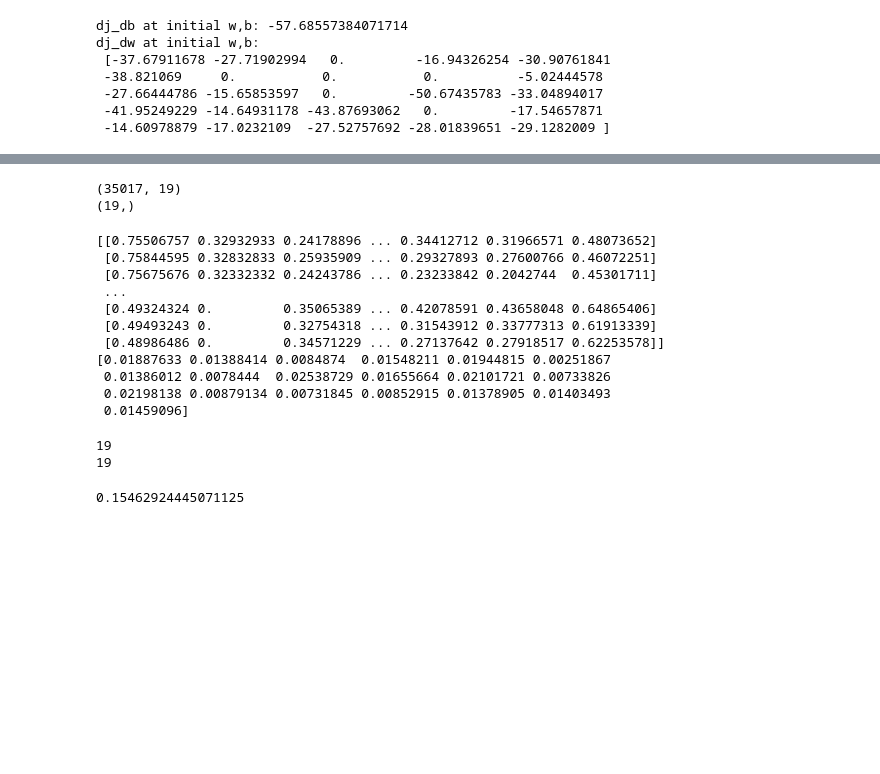
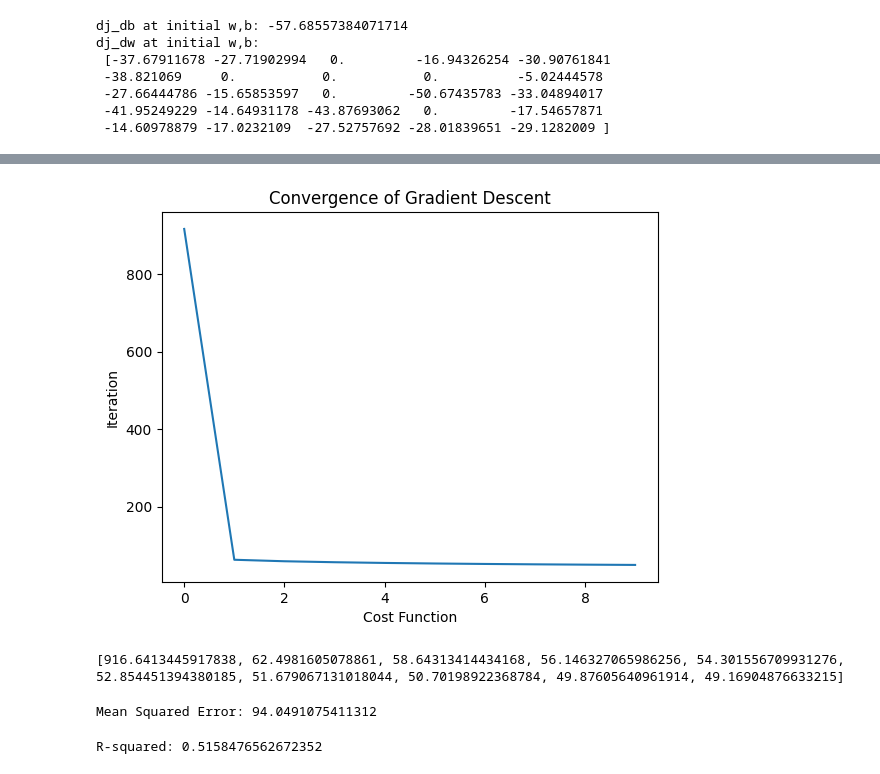
Before and after one commit to Aniketp705/Linear-Regression-project, a Jupyter notebook: Price_Prediction.ipynb, the cells around one changed output, grey strips where cells are left out. Drawn from its saved outputs; the diff is of its cells as text; code cells hidden in the pictures; blank space fills up the shorter version.

```diff
--- a/Price_Prediction.ipynb
+++ b/Price_Prediction.ipynb
@@ -341,14 +350,16 @@ def gradient_descent(x, y, w_in, b_in, cost_function, gradient_function, alpha,
         if i < 100000:
             cost = cost_function(x, y, w, b)
             if i % math.ceil(num_iters / 10) == 0:
-                print(f'Iteration {i:4d}: Cost {float(cost):8.2f}   ')
+              J_history.append(cost)
+              w_history.append(w)
+              print(f'Iteration {i:4d}: Cost {float(cost):8.2f}   ')
     return w, b, J_history, w_history
 # %%
 initial_w = np.zeros(x.shape[1])
 initial_b = 0.
 
-iterations = 1000
-alpha = 5.0e-7
+iterations = 2000
+alpha = 0.5e-1
 
 w, b, J_history, w_history = gradient_descent(x_train, y_train, initial_w, initial_b, compute_cost, compute_gradient, alpha, iterations)
 print(f"w,b found by gradient descent: {w}, {b}")
@@ -397,27 +381,0 @@ x_filtered = np.delete(x, zero_weight_indices, axis=1)
-# %%
-print(x_filtered.shape)
-print(w_filtered.shape)
-# %% [output]
-(35017, 19)
-(19,)
-# %%
-print(x_filtered)
-print(w_filtered)
-# %% [output]
-[[0.75506757 0.32932933 0.24178896 ... 0.34412712 0.31966571 0.48073652]
- [0.75844595 0.32832833 0.25935909 ... 0.29327893 0.27600766 0.46072251]
- [0.75675676 0.32332332 0.24243786 ... 0.23233842 0.2042744  0.45301711]
- ...
- [0.49324324 0.         0.35065389 ... 0.42078591 0.43658048 0.64865406]
- [0.49493243 0.         0.32754318 ... 0.31543912 0.33777313 0.61913339]
- [0.48986486 0.         0.34571229 ... 0.27137642 0.27918517 0.62253578]]
-[0.01887633 0.01388414 0.0084874  0.01548211 0.01944815 0.00251867
- 0.01386012 0.0078444  0.02538729 0.01655664 0.02101721 0.00733826
- 0.02198138 0.00879134 0.00731845 0.00852915 0.01378905 0.01403493
- 0.01459096]
-# %%
-print(len(x_filtered[0]))
-print(len(w_filtered))
-# %% [output]
-19
-19
@@ -427,5 +382,14 @@ predicted_prices = np.dot(x_filtered, w_filtered) + b
-# %%
-predict1 = np.dot(x_filtered[0], w_filtered) + b
-print(predict1)
-# %% [output]
-0.15462924445071125
+# %%
+import matplotlib.pyplot as plt
+
+plt.plot(range(len(J_history)), J_history)
+plt.xlabel("Cost Function")
+plt.ylabel("Iteration")
+plt.title("Convergence of Gradient Descent")
+plt.show()
+# %% [output]
+[figure, added]
+# %%
+print(J_history)
+# %% [output]
+[916.6413445917838, 62.4981605078861, 58.64313414434168, 56.146327065986256, 54.301556709931276, 52.854451394380185, 51.679067131018044, 50.70198922368784, 49.87605640961914, 49.16904876633215]
@@ -431,0 +398,12 @@ print(predict1)
+# %%
+from sklearn.metrics import mean_squared_error
+mse = mean_squared_error(y_test, y_pred)
+print(f"Mean Squared Error: {mse}")
+# %% [output]
+Mean Squared Error: 94.0491075411312
+# %%
+from sklearn.metrics import r2_score
+r2 = r2_score(y_test, y_pred)
+print(f"R-squared: {r2}")
+# %% [output]
+R-squared: 0.5158476562672352
```
Also changed, not shown: parts of 8 cells of this notebook.
